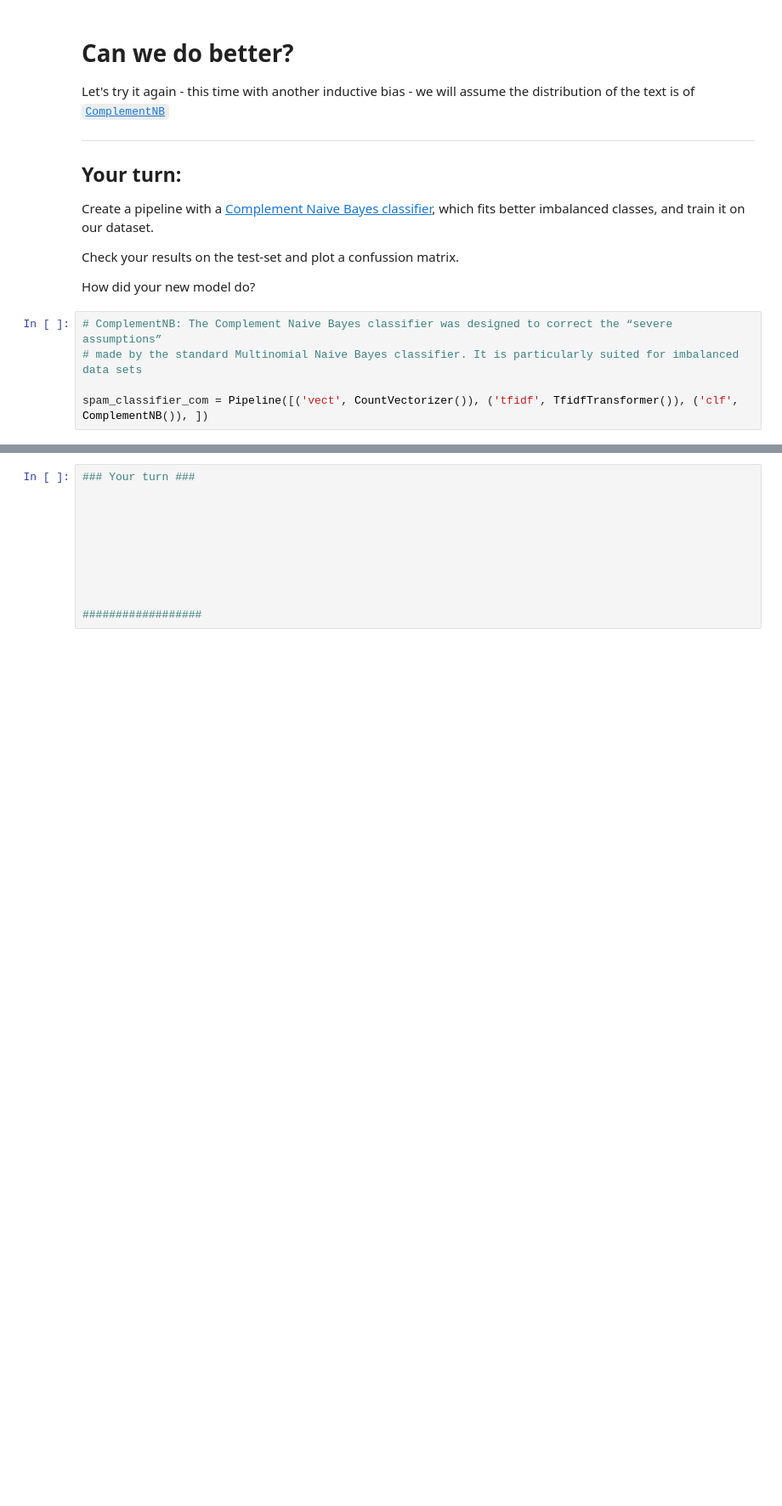
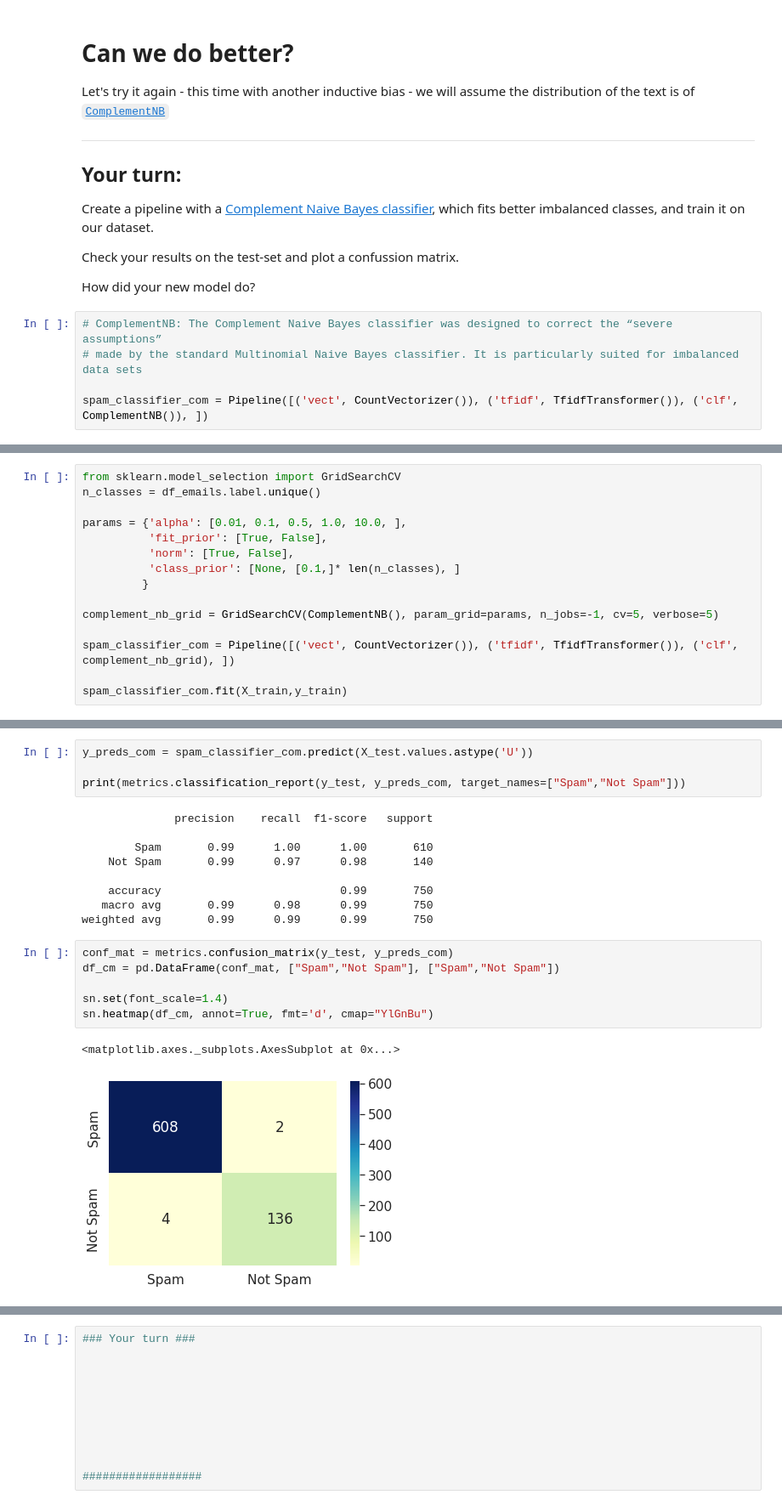
Before and after one commit to SIDIBEMoussa/NLP-Trainings, a Jupyter notebook: 05_Probabelistic_Modeling_Naive_Bayes.ipynb, the cells around one changed output, grey strips where cells are left out. Shown at 85% size. Cells and saved outputs as stored; diff of their text form; blank space fills up the shorter version.

```diff
--- a/05_Probabelistic_Modeling_Naive_Bayes.ipynb
+++ b/05_Probabelistic_Modeling_Naive_Bayes.ipynb
@@ -294,0 +301,15 @@ sn.heatmap(df_cm, annot=True, fmt='d', cmap="YlGnBu")
+# %%
+from sklearn.model_selection import GridSearchCV
+n_classes = df_emails.label.unique()
+
+params = {'alpha': [0.01, 0.1, 0.5, 1.0, 10.0, ],
+          'fit_prior': [True, False],
+          'norm': [True, False],
+          'class_prior': [None, [0.1,]* len(n_classes), ]
+         }
+
+complement_nb_grid = GridSearchCV(ComplementNB(), param_grid=params, n_jobs=-1, cv=5, verbose=5)
+
+spam_classifier_com = Pipeline([('vect', CountVectorizer()), ('tfidf', TfidfTransformer()), ('clf', complement_nb_grid), ])
+
+spam_classifier_com.fit(X_train,y_train)
@@ -294,0 +326,22 @@ sn.heatmap(df_cm, annot=True, fmt='d', cmap="YlGnBu")
+# %%
+y_preds_com = spam_classifier_com.predict(X_test.values.astype('U'))
+
+print(metrics.classification_report(y_test, y_preds_com, target_names=["Spam","Not Spam"]))
+# %% [output]
+              precision    recall  f1-score   support
+
+        Spam       0.99      1.00      1.00       610
+    Not Spam       0.99      0.97      0.98       140
+
+    accuracy                           0.99       750
+   macro avg       0.99      0.98      0.99       750
+weighted avg       0.99      0.99      0.99       750
+# %%
+conf_mat = metrics.confusion_matrix(y_test, y_preds_com)
+df_cm = pd.DataFrame(conf_mat, ["Spam","Not Spam"], ["Spam","Not Spam"])
+
+sn.set(font_scale=1.4)
+sn.heatmap(df_cm, annot=True, fmt='d', cmap="YlGnBu")
+# %% [output]
+<matplotlib.axes._subplots.AxesSubplot at 0x...>
+[figure, added]
```
Also changed, not shown: parts of 11 cells of this notebook.
